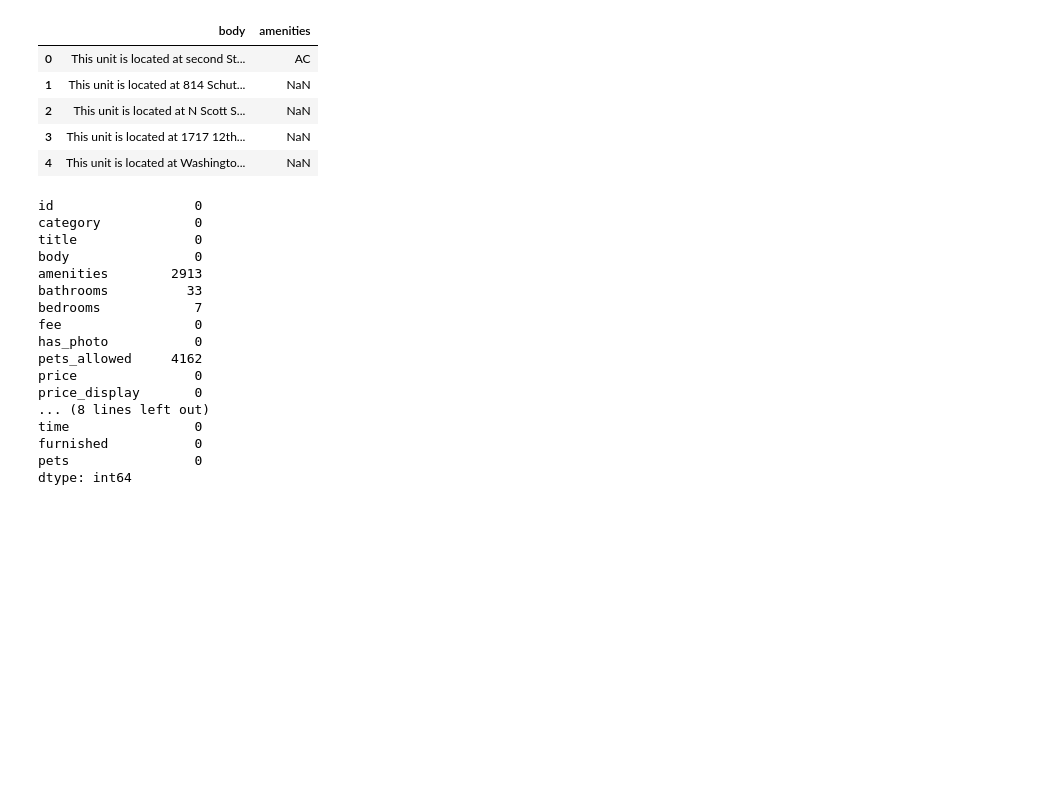
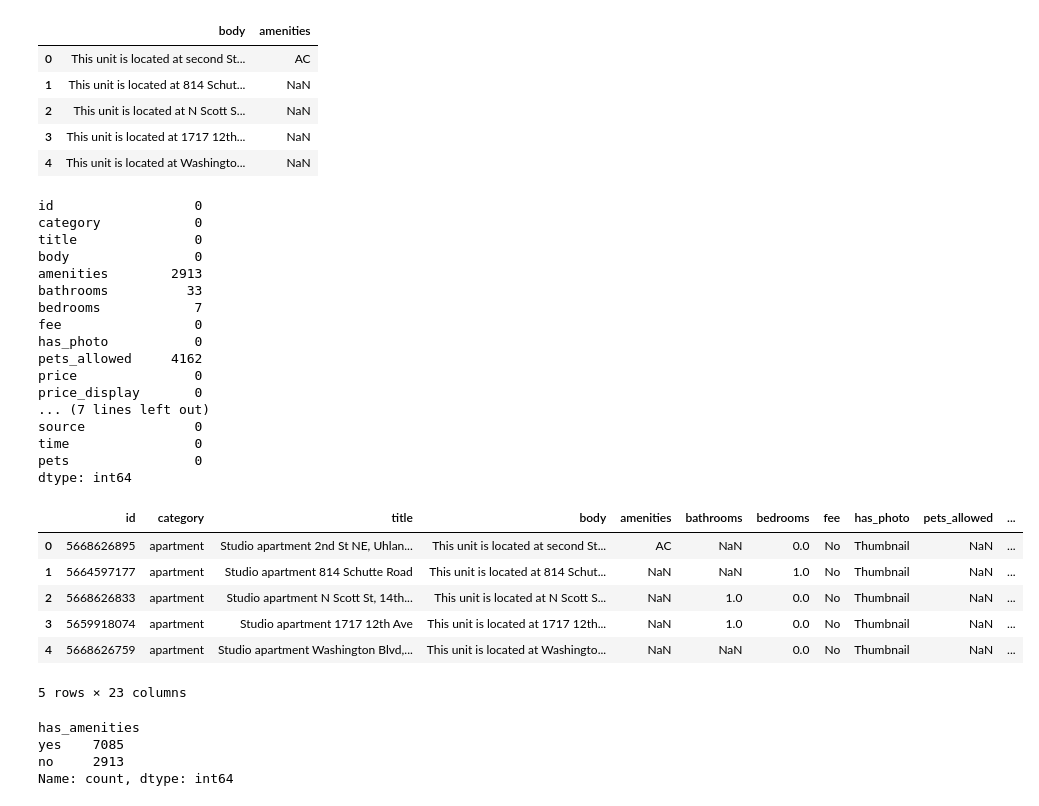
Before and after one commit to darrelljing21/ITEC4305-project, a Jupyter notebook: notebooks/process.ipynb, the cells around one changed output. Drawn from its saved outputs; the diff is of its cells as text; code cells hidden in the pictures; blank space fills up the shorter version.

Commit message:
amenities

```diff
--- a/notebooks/process.ipynb
+++ b/notebooks/process.ipynb
@@ -128,6 +124,3 @@ parking_total = (
 print(parking_total)
 # %% [output]
 3854
-# %%
-df['furnished'] = df['body'].str.contains('furnished', case=False, na=False).map({True: 'Yes', False: 'No'})
-df.head()
@@ -149,6 +126,0 @@ Name: count, dtype: int64
-# %%
-df['price'] = pd.to_numeric(df['price'], errors='coerce')
-df.loc[df['furnished'] == 'Yes', 'price'].mean()
-df.loc[df['furnished'] == 'No', 'price'].mean()
-avg_price =  df.groupby('furnished')['price'].mean()
-print(avg_price)
@@ -290,8 +249,30 @@ has_photo           0
 pets_allowed     4162
 price               0
 price_display       0
-... (8 lines left out)
+... (7 lines left out)
+source              0
 time                0
-furnished           0
 pets                0
 dtype: int64
+# %%
+df['has_amenities'] = np.where(
+    df['amenities'].notna() & (df['amenities'].str.strip() != ''),
+    'yes',
+    'no'
+)
+df.head()
+# %% [output]
+|  | id | category | title | body | amenities | bathrooms | bedrooms | fee | has_photo | pets_allowed | ... |
+| 0 | 5668626895 | apartment | Studio apartment 2nd St NE, Uhlan... | This unit is located at second St... | AC | NaN | 0.0 | No | Thumbnail | NaN | ... |
+| 1 | 5664597177 | apartment | Studio apartment 814 Schutte Road | This unit is located at 814 Schut... | NaN | NaN | 1.0 | No | Thumbnail | NaN | ... |
+| 2 | 5668626833 | apartment | Studio apartment N Scott St, 14th... | This unit is located at N Scott S... | NaN | 1.0 | 0.0 | No | Thumbnail | NaN | ... |
+| 3 | 5659918074 | apartment | Studio apartment 1717 12th Ave | This unit is located at 1717 12th... | NaN | 1.0 | 0.0 | No | Thumbnail | NaN | ... |
+| 4 | 5668626759 | apartment | Studio apartment Washington Blvd,... | This unit is located at Washingto... | NaN | NaN | 0.0 | No | Thumbnail | NaN | ... |
+5 rows × 23 columns
+# %%
+df['has_amenities'].value_counts()
+# %% [output]
+has_amenities
+yes    7085
+no     2913
+Name: count, dtype: int64
```
Also changed, not shown: parts of 5 cells of this notebook.
